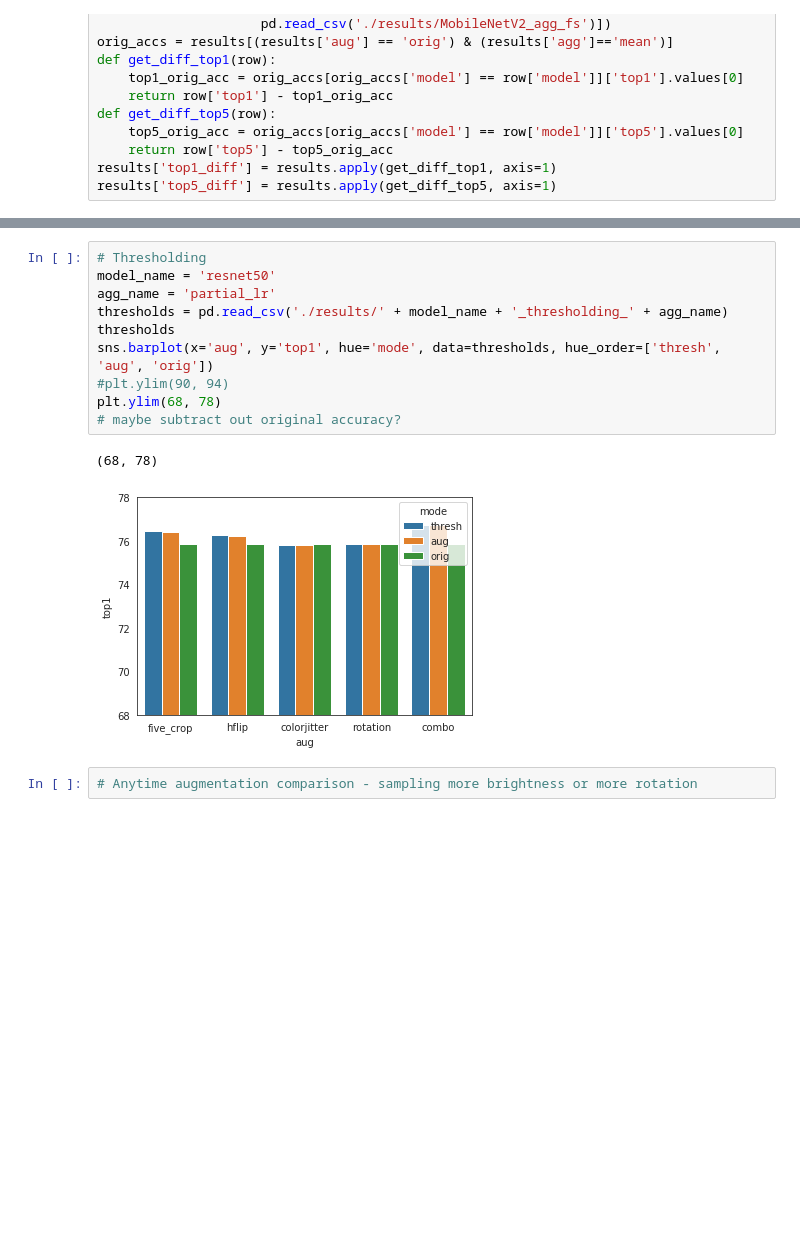
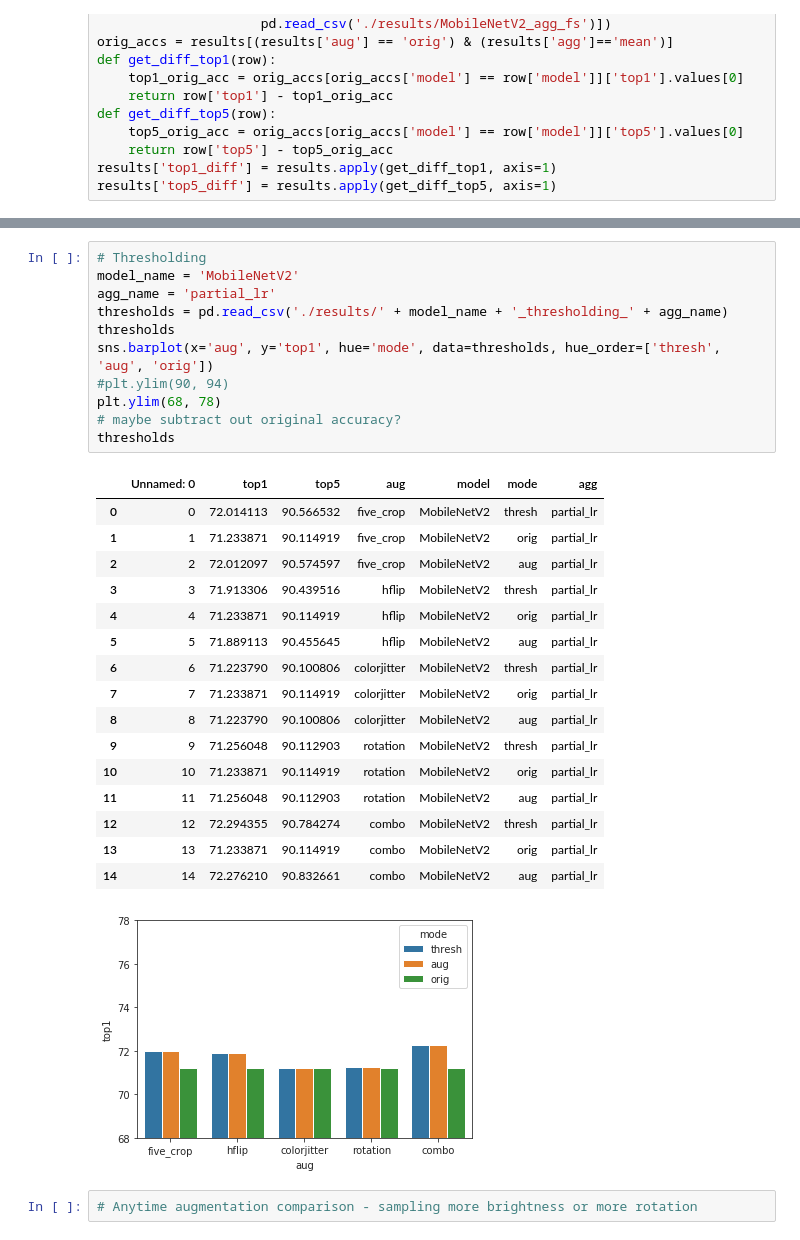
Before and after one commit to divyashan/test-time-augmentation, a Jupyter notebook: plots.ipynb, the cells around one changed output, grey strips where cells are left out. Saved outputs shown, nothing was run; the diff lists cells and outputs as text; blank space fills up the shorter version.

```diff
--- a/plots.ipynb
+++ b/plots.ipynb
@@ -186,16 +242,32 @@ To retain the current behavior and silence the warning, pass 'sort=True'.
 # %%
 # Thresholding
-model_name = 'resnet50'
+model_name = 'MobileNetV2'
 agg_name = 'partial_lr'
 thresholds = pd.read_csv('./results/' + model_name + '_thresholding_' + agg_name)
 thresholds
 sns.barplot(x='aug', y='top1', hue='mode', data=thresholds, hue_order=['thresh', 'aug', 'orig'])
 #plt.ylim(90, 94)
 plt.ylim(68, 78)
 # maybe subtract out original accuracy?
+thresholds
 # %% [output]
-(68, 78)
+|  | Unnamed: 0 | top1 | top5 | aug | model | mode | agg |
+| 0 | 0 | 72.014113 | 90.566532 | five_crop | MobileNetV2 | thresh | partial_lr |
+| 1 | 1 | 71.233871 | 90.114919 | five_crop | MobileNetV2 | orig | partial_lr |
+| 2 | 2 | 72.012097 | 90.574597 | five_crop | MobileNetV2 | aug | partial_lr |
+| 3 | 3 | 71.913306 | 90.439516 | hflip | MobileNetV2 | thresh | partial_lr |
+| 4 | 4 | 71.233871 | 90.114919 | hflip | MobileNetV2 | orig | partial_lr |
+| 5 | 5 | 71.889113 | 90.455645 | hflip | MobileNetV2 | aug | partial_lr |
+| 6 | 6 | 71.223790 | 90.100806 | colorjitter | MobileNetV2 | thresh | partial_lr |
+| 7 | 7 | 71.233871 | 90.114919 | colorjitter | MobileNetV2 | orig | partial_lr |
+| 8 | 8 | 71.223790 | 90.100806 | colorjitter | MobileNetV2 | aug | partial_lr |
+| 9 | 9 | 71.256048 | 90.112903 | rotation | MobileNetV2 | thresh | partial_lr |
+| 10 | 10 | 71.233871 | 90.114919 | rotation | MobileNetV2 | orig | partial_lr |
+| 11 | 11 | 71.256048 | 90.112903 | rotation | MobileNetV2 | aug | partial_lr |
+| 12 | 12 | 72.294355 | 90.784274 | combo | MobileNetV2 | thresh | partial_lr |
+| 13 | 13 | 71.233871 | 90.114919 | combo | MobileNetV2 | orig | partial_lr |
+| 14 | 14 | 72.276210 | 90.832661 | combo | MobileNetV2 | aug | partial_lr |
-[figure, old version]
+[figure, new version]
 # %%
 # Anytime augmentation comparison - sampling more brightness or more rotation
 # %%
```
Also changed, not shown: parts of 9 cells of this notebook, 5 other files.
